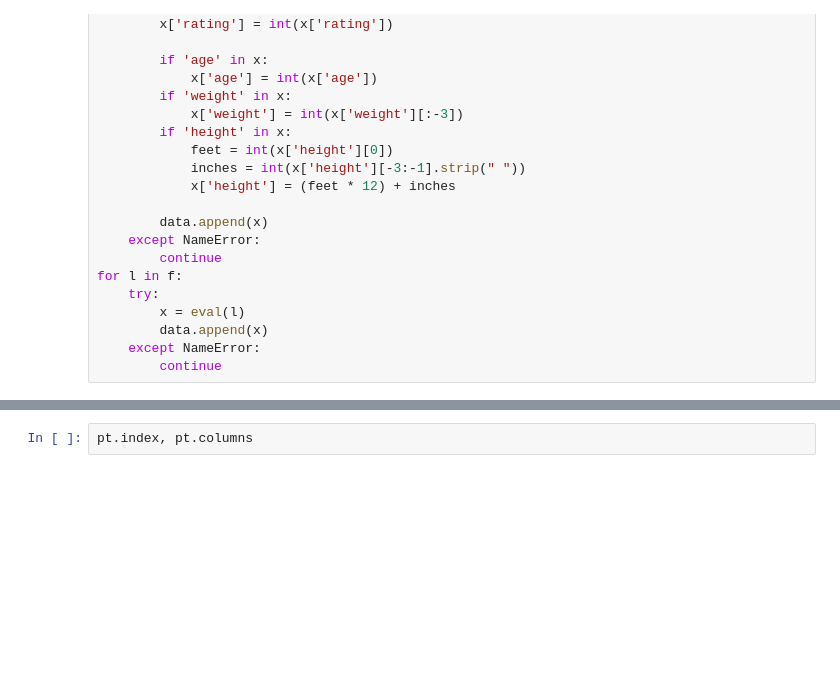
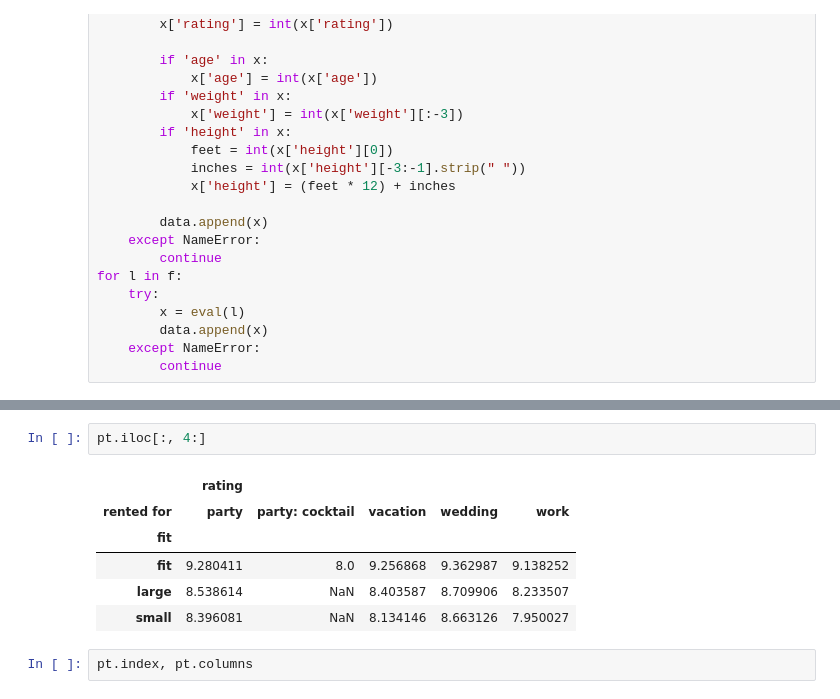
Before and after one commit to tharvipop/predictive-clothing-fit, a Jupyter notebook: a-eda.ipynb, the cells around one changed output, grey strips where cells are left out. Saved outputs shown, nothing was run; the diff lists cells and outputs as text; blank space fills up the shorter version.

```diff
--- a/a-eda.ipynb
+++ b/a-eda.ipynb
@@ -61,6 +61,15 @@ pt
 | fit | 9.208365 | 9.144728 | 9.395493 | 9.317797 | 9.280411 | 8.0 | 9.256868 | 9.362987 | 9.138252 |
 | large | 8.500535 | 8.308729 | 8.701059 | 8.634266 | 8.538614 | NaN | 8.403587 | 8.709906 | 8.233507 |
 | small | 8.197987 | 7.746820 | 8.497739 | 8.458333 | 8.396081 | NaN | 8.134146 | 8.663126 | 7.950027 |
+# %%
+pt.iloc[:, 4:]
+# %% [output]
+|  | rating |  |  |  |  |
+| rented for | party | party: cocktail | vacation | wedding | work |
+| fit |  |  |  |  |  |
+| fit | 9.280411 | 8.0 | 9.256868 | 9.362987 | 9.138252 |
+| large | 8.538614 | NaN | 8.403587 | 8.709906 | 8.233507 |
+| small | 8.396081 | NaN | 8.134146 | 8.663126 | 7.950027 |
 # %%
 pt.index, pt.columns
 # %% [output]
```
Also changed, not shown: parts of 1 cell of this notebook, 3 other files.
